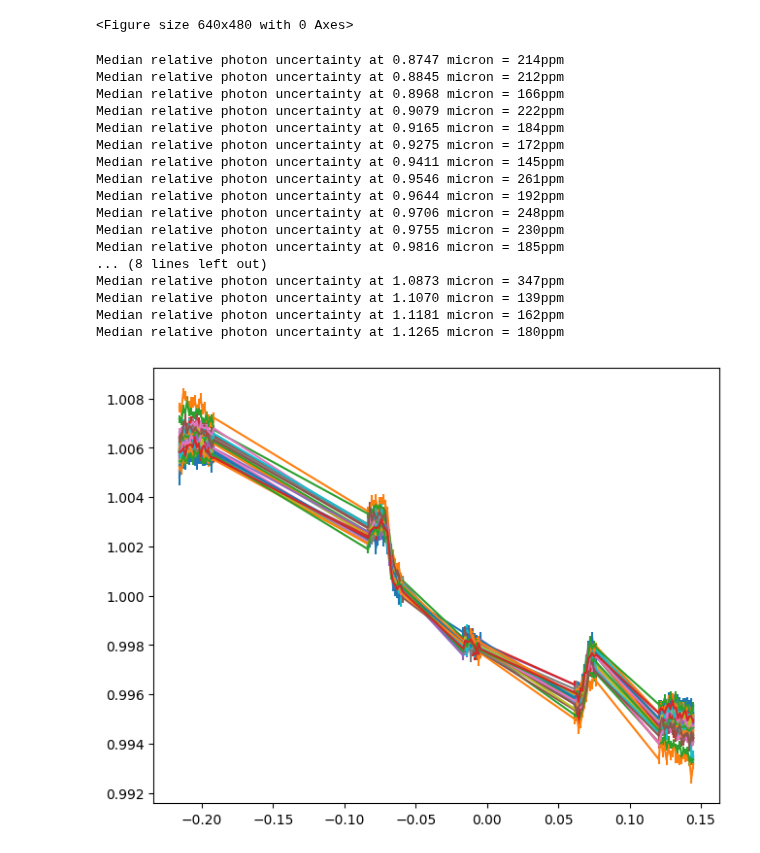
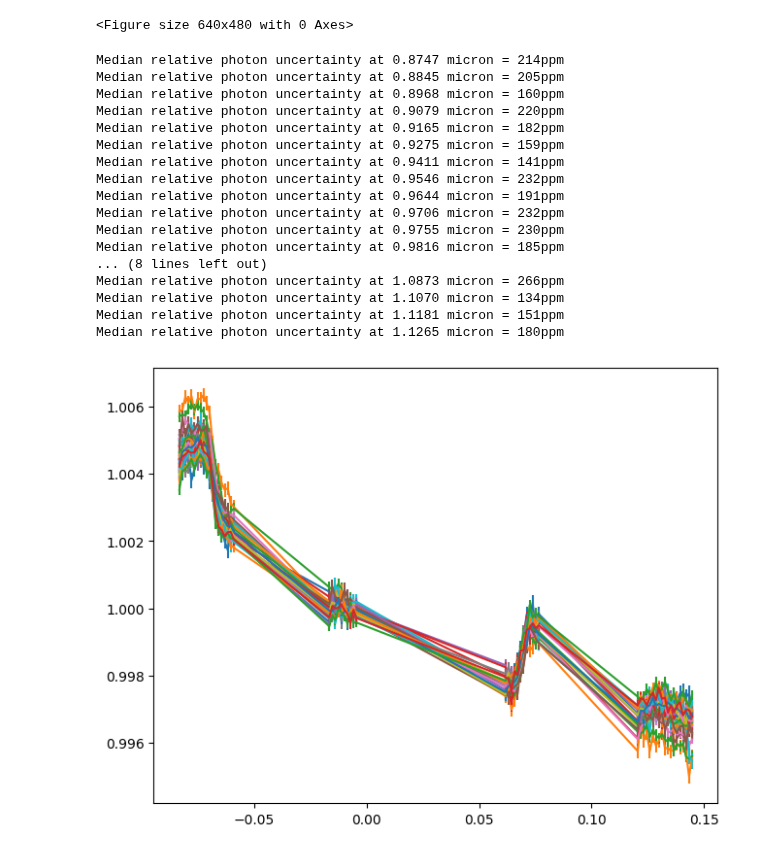
Before and after one commit to will-waalkes/Spot_Treating_AUMicb, a Jupyter notebook: modeling/05-spec-lc/S22_nonphysical_SpecLC_Model.ipynb, the cells around one changed output. Cells and saved outputs as stored; diff of their text form; code cells hidden in the pictures.

```diff
--- a/modeling/05-spec-lc/S22_nonphysical_SpecLC_Model.ipynb
+++ b/modeling/05-spec-lc/S22_nonphysical_SpecLC_Model.ipynb
@@ -11,7 +11,7 @@ CPU devices: [CpuDevice(id=0), CpuDevice(id=1), CpuDevice(id=2), CpuDevice(id=3)
 # %%
 visit = 'S22'
 
-orbits_to_exclude = np.array([0,2,7])
+orbits_to_exclude = np.array([0,1,2,7])
 speclc_bin_edges = F21_speclc_bin_edges if visit=='F21' else S22_speclc_bin_edges
 speclc_err_factor = F21_speclc_bin_err_factor if visit=='F21' else S22_speclc_err_factor
 SED_err_factor = F21_SED_err_factor if visit=='F21' else S22_SED_err_factor
@@ -22,8 +22,8 @@ exptime = visits[f'{visit}']['exp (s)']
 grism = visits[f'{visit}']['Grism']
 _rainbow = read_rainbow(f"../../data/rainbows/{visit}_scan-combined_trimmed_pacman_spec.rainbow.npy")
 rainbow = _rainbow
-for i in range(len(_rainbow.wavelength.value)):
-    rainbow.uncertainty[i,:] = _rainbow.uncertainty[i,:] * SED_err_factor[i]
+# for i in range(len(_rainbow.wavelength.value)):
+#     rainbow.uncertainty[i,:] = _rainbow.uncertainty[i,:] * SED_err_factor[i]
 speclc_rainbow = rainbow.bin(wavelength_edges = speclc_bin_edges)
 for i in range(len(speclc_rainbow.wavelength)):
     speclc_rainbow.uncertainty[i,:] = speclc_rainbow.uncertainty[i,:] * speclc_err_factor[i]
@@ -131,47 +131,47 @@ time_from_T0 = jnp.array(time_from_T0[~np.isnan(time_from_T0)] )
 
 mean_per_wavelength = jnp.mean(data_flux, axis=1, keepdims=True)
 normalized_data_flux = data_flux / mean_per_wavelength
 relative_err = _relative_err * normalized_data_flux
 jax_rel_err = relative_err
 jax_flux = normalized_data_flux
 
 planet_parameters = dict(
     inclination = jnp.radians(89.5),
-    a = 19.2,
+    a = 19.15,
     rp = 0.047,
     period = 8.46,
     t0 = 0,
     ecc = 0.0,
     u1 = 0.25,
     u2 = 0.15)
 
 # initial_lons = jnp.array(np.random.uniform(-2.8,2.8,n_spots))
 # jnp.save('../data/initial_lons',initial_lons)
 # initial_lats = jnp.array(random.choice( [np.random.beta(2, 1,n_spots)*(1.25 - 0.2) + 0.2, np.random.beta(1,2,n_spots)*(3.0 - 2.0) + 2.0 ]))
 # jnp.save('../data/initial_lats',initial_lats)
 # initial_radii = jnp.array([0.005]*n_spots)
 
 for i in range(len(data_wavelengths)):
     plt.errorbar(time_from_T0, normalized_data_flux[i,:], relative_err[i,:])
 # %% [output]
 Median relative photon uncertainty at 0.8747 micron = 214ppm
-Median relative photon uncertainty at 0.8845 micron = 212ppm
-Median relative photon uncertainty at 0.8968 micron = 166ppm
-Median relative photon uncertainty at 0.9079 micron = 222ppm
-Median relative photon uncertainty at 0.9165 micron = 184ppm
-Median relative photon uncertainty at 0.9275 micron = 172ppm
-Median relative photon uncertainty at 0.9411 micron = 145ppm
-Median relative photon uncertainty at 0.9546 micron = 261ppm
-Median relative photon uncertainty at 0.9644 micron = 192ppm
-Median relative photon uncertainty at 0.9706 micron = 248ppm
+Median relative photon uncertainty at 0.8845 micron = 205ppm
+Median relative photon uncertainty at 0.8968 micron = 160ppm
+Median relative photon uncertainty at 0.9079 micron = 220ppm
+Median relative photon uncertainty at 0.9165 micron = 182ppm
+Median relative photon uncertainty at 0.9275 micron = 159ppm
+Median relative photon uncertainty at 0.9411 micron = 141ppm
+Median relative photon uncertainty at 0.9546 micron = 232ppm
+Median relative photon uncertainty at 0.9644 micron = 191ppm
+Median relative photon uncertainty at 0.9706 micron = 232ppm
 Median relative photon uncertainty at 0.9755 micron = 230ppm
 Median relative photon uncertainty at 0.9816 micron = 185ppm
 ... (8 lines left out)
-Median relative photon uncertainty at 1.0873 micron = 347ppm
-Median relative photon uncertainty at 1.1070 micron = 139ppm
-Median relative photon uncertainty at 1.1181 micron = 162ppm
+Median relative photon uncertainty at 1.0873 micron = 266ppm
+Median relative photon uncertainty at 1.1070 micron = 134ppm
+Median relative photon uncertainty at 1.1181 micron = 151ppm
 Median relative photon uncertainty at 1.1265 micron = 180ppm
-[figure, old version]
+[figure, new version]
 # %%
 default_params={
 
```
Also changed, not shown: parts of 6 cells of this notebook, 1 other file.
